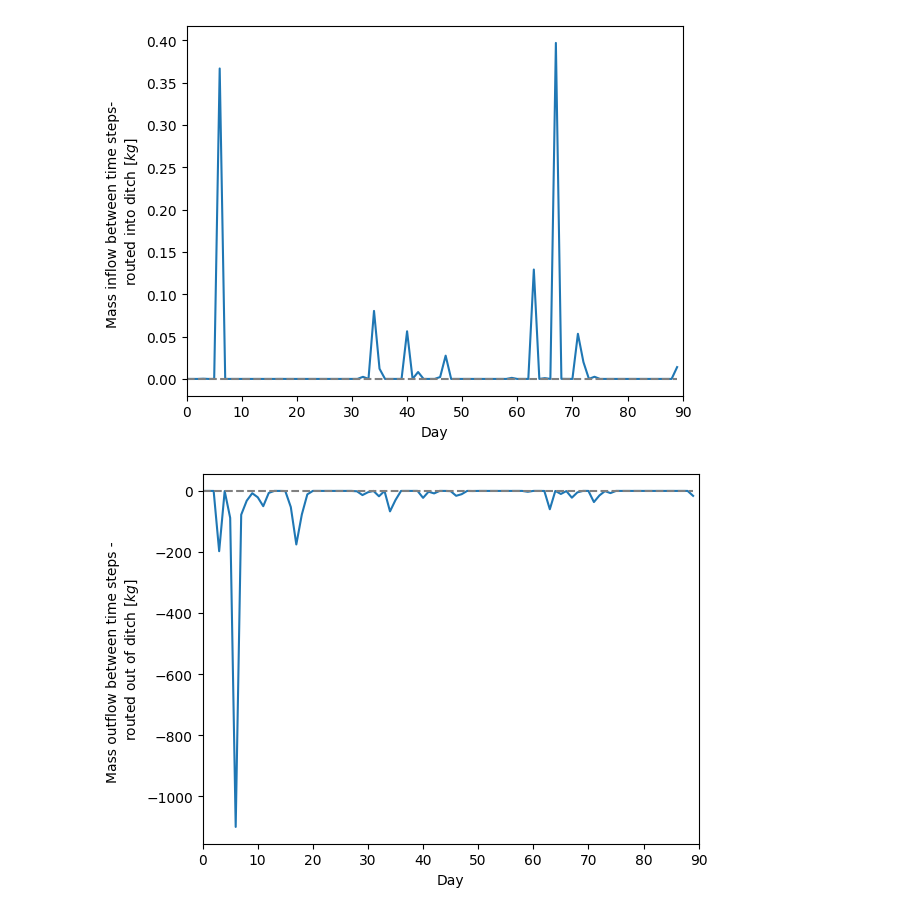
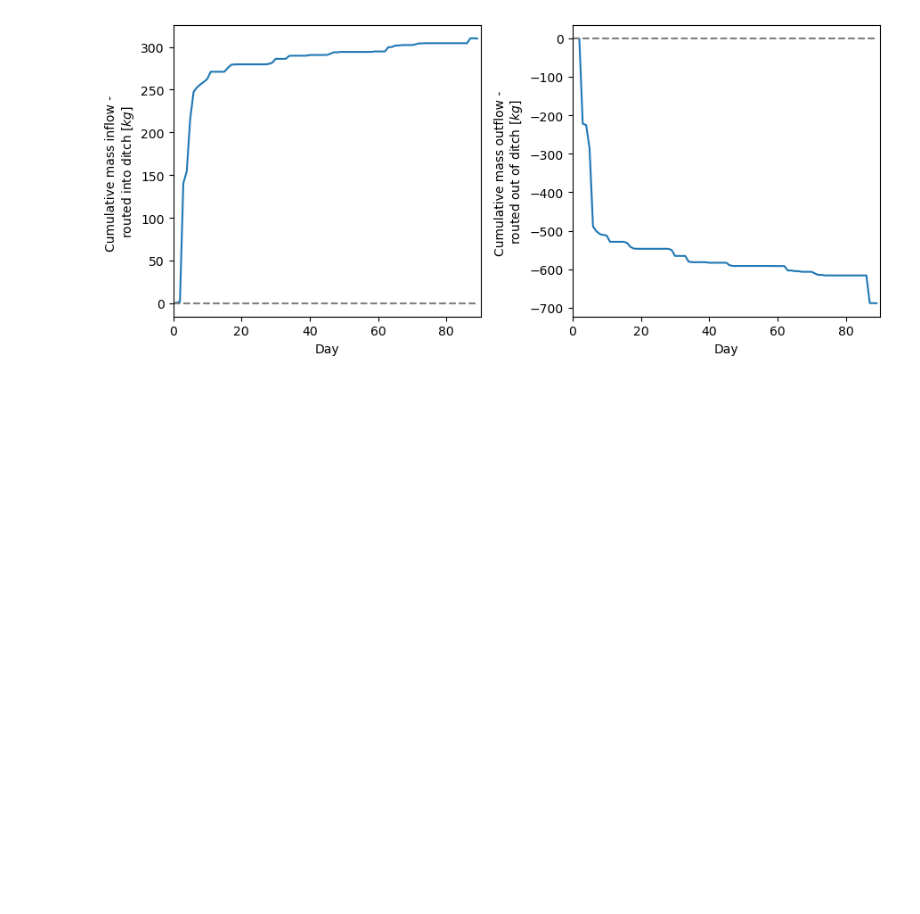
Before and after one commit to adalvis/roads_model, a Jupyter notebook: oft_rainfallData.ipynb, the cells around one changed output. Cells and saved outputs as stored; diff of their text form; code cells hidden in the pictures; blank space fills up the shorter version.

```diff
--- a/oft_rainfallData.ipynb
+++ b/oft_rainfallData.ipynb
@@ -11,12 +11,12 @@ np.set_printoptions(threshold=np.inf)
 from erodible_grid import Erodible_Grid
 # %%
 # Parameters
-run_duration = 90   # run duration = days + 1
+run_duration = 90  # run duration = days + 1
 
 # call parameters from .csv file
 parameters = pd.read_csv("parameters_WY2024.csv")
 # site=parameters.loc[parameters["Site Name"] == "KID13"].iloc[0]   # was also doing runs for this site
-site=parameters.loc[parameters["Site Name"] == "MEL12"].iloc[0]
+site=parameters.loc[parameters["Site Name"] == "MEL05"].iloc[0]
 
 # constants
 rho_w=1000
@@ -35,7 +35,6 @@ Ss_ini = 0.23 # surfacing depth in m
 Sb_ini = 2    # ballast depth in m
 
 S = site["Road Gradient"]/100
-# S = 0.05
 porosity = 0.35
 
 # initialize average number of truck passes per day for truck pass erosion
@@ -80,12 +79,12 @@ high_intensity_index = 144  # day index determined to be the beginning of a high
 intensity_2024 = pd.read_csv("WY2024_RG_daily_intensity.csv")
 # change the site name and index values to get different sites and dates
 # intensity_90 = intensity_2024["RG_KID1316_mm"].iloc[:90].values  # first 90 days for site "RG_BISH05"
-intensity_90 = intensity_2024["RG_MEL14_mm"].iloc[high_intensity_index:].values
+intensity_90 = intensity_2024["RG_MEL05_mm"].iloc[high_intensity_index:].values
 
 # daily dt in hours
 dt_2024_hours = pd.read_csv("WY2024_RG_daily_dt.csv")
 # dt_2024_hours_90 = dt_2024_hours["RG_KID1316_mm"].iloc[:90].values # first 90 days for site "RG_BISH05"
-dt_2024_hours_90 = dt_2024_hours["RG_MEL14_mm"].iloc[high_intensity_index:].values
+dt_2024_hours_90 = dt_2024_hours["RG_MEL05_mm"].iloc[high_intensity_index:].values
 # convert to dt to days
 dt_2024 = np.array(dt_2024_hours_90)/24
 # %%
@@ -164,7 +163,7 @@ mask1 = np.ones(mg.number_of_nodes, dtype=bool)
 mask1[ruts] = False
 
 # depth averages for each layer in the ruts
-active_depth_ruts = []
+active_fines_ruts = []
 surfacing_depth_ruts = []
 ballast_depth_ruts = []
 
@@ -175,6 +174,9 @@ mass_rut_outflow = np.zeros(run_duration)
 road_mass_change_oft = np.zeros(run_duration)
 ditch_mass_change = np.zeros(run_duration)
 channel_discharge_arr = []
+
+road_shear_frac_arr = np.zeros(run_duration)
+road_shear = []
 
 # shear stresses (averages)
 avg_shear_stress_ruts = []
@@ -623,35 +635,18 @@ plt.show()
 # %%
 # plot mass inflow into ditch - cumulative and between time steps
-plt.plot(range(0,run_duration), mass_ditch_inflow)
-plt.plot(range(0,run_duration), np.zeros(len(range(0,run_duration))), '--', color='gray')
-plt.xlabel('Day')
-plt.ylabel('Mass inflow between time steps- \nrouted into ditch [$kg$]')
-plt.xlim(0,run_duration)
+fig, ax = plt.subplots(1,2, figsize=(9,4))
+ax[0].plot(range(0,run_duration), cum_mass_ditch_inflow)
+ax[0].plot(range(0,run_duration), np.zeros(len(range(0,run_duration))), '--', color='gray')
+ax[0].set_xlabel('Day')
+ax[0].set_ylabel('Cumulative mass inflow - \nrouted into ditch [$kg$]')
+ax[0].set_xlim(0,run_duration)
+
+ax[1].plot(range(0,run_duration), -cum_mass_ditch_outflow)
+ax[1].plot(range(0,run_duration), np.zeros(len(range(0,run_duration))), '--', color='gray')
+ax[1].set_xlabel('Day')
+ax[1].set_ylabel('Cumulative mass outflow - \nrouted out of ditch [$kg$]')
+ax[1].set_xlim(0,run_duration)
+plt.tight_layout()
 plt.show()
-
-# plot mass outflow out of ditch - cumulative and between time steps
-plt.plot(range(0,run_duration), -mass_ditch_outflow)
-plt.plot(range(0,run_duration), np.zeros(len(range(0,run_duration))), '--', color='gray')
-plt.xlabel('Day')
-plt.ylabel('Mass outflow between time steps - \nrouted out of ditch [$kg$]')
-plt.xlim(0,run_duration)
-plt.show()
-
-
-plt.plot(range(0,run_duration), cum_mass_ditch_inflow)
-plt.plot(range(0,run_duration), np.zeros(len(range(0,run_duration))), '--', color='gray')
-plt.xlabel('Day')
-plt.ylabel('Cumulative mass inflow - \nrouted into ditch [$kg$]')
-plt.xlim(0,run_duration)
-plt.show()
-
-
-plt.plot(range(0,run_duration), -cum_mass_ditch_outflow)
-plt.plot(range(0,run_duration), np.zeros(len(range(0,run_duration))), '--', color='gray')
-plt.xlabel('Day')
-plt.ylabel('Cumulative mass outflow - \nrouted out of ditch [$kg$]')
-plt.xlim(0,run_duration)
-plt.show()
 # %% [output]
-[figure, old version]
+[figure, new version]
-[figure, removed]
```
Also changed, not shown: parts of 13 cells of this notebook.
